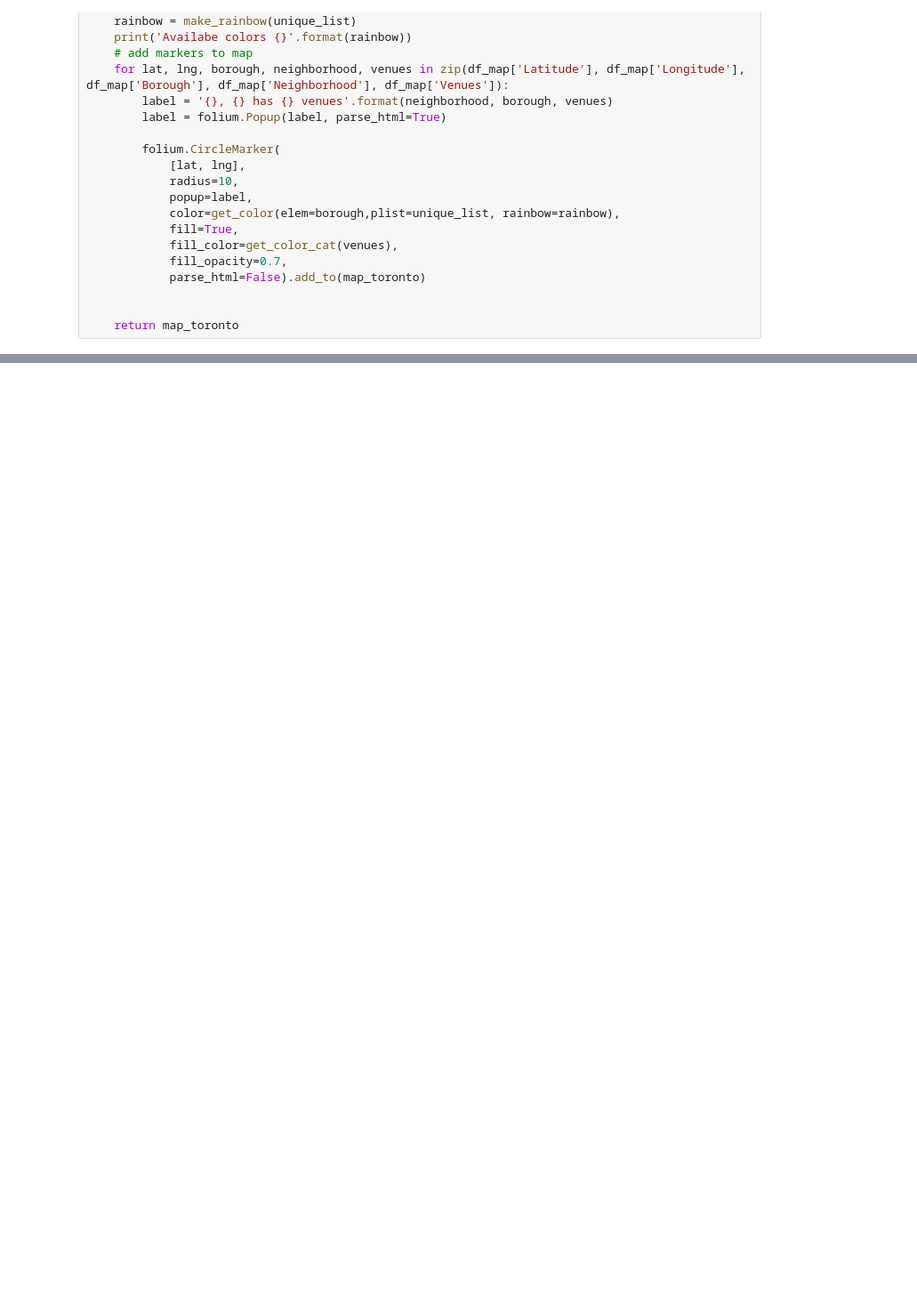
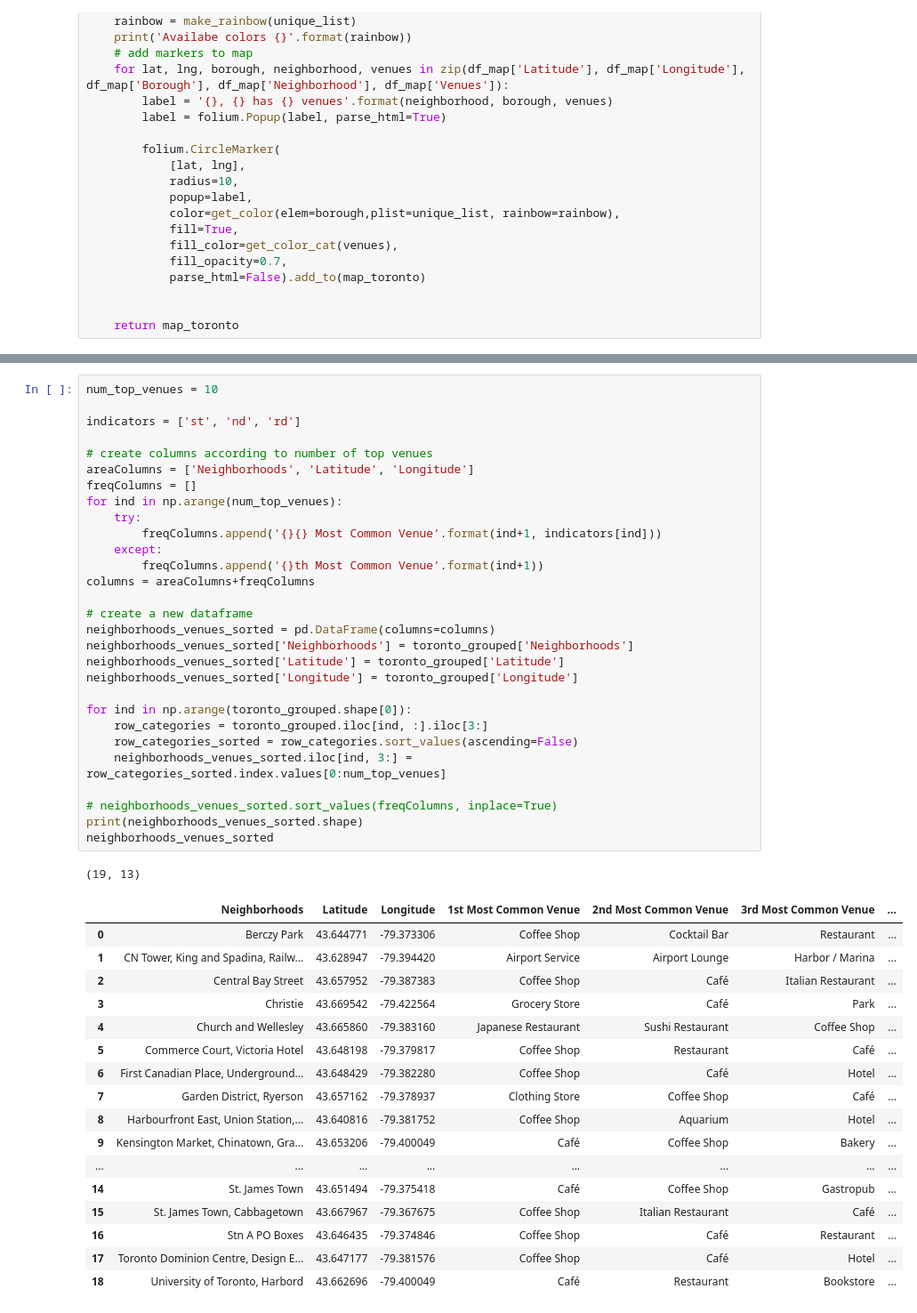
Before and after one commit to GuyVanTricht/Coursera_Capstone, a Jupyter notebook: Neighborhoods of Toronto.ipynb, the cells around one changed output, grey strips where cells are left out. Shown at 89% size. Saved outputs shown, nothing was run; the diff lists cells and outputs as text; blank space fills up the shorter version.

```diff
--- a/Neighborhoods of Toronto.ipynb
+++ b/Neighborhoods of Toronto.ipynb
@@ -366,0 +391,48 @@ df =
+# %%
+num_top_venues = 10
+
+indicators = ['st', 'nd', 'rd']
+
+# create columns according to number of top venues
+areaColumns = ['Neighborhoods', 'Latitude', 'Longitude']
+freqColumns = []
+for ind in np.arange(num_top_venues):
+    try:
+        freqColumns.append('{}{} Most Common Venue'.format(ind+1, indicators[ind]))
+    except:
+        freqColumns.append('{}th Most Common Venue'.format(ind+1))
+columns = areaColumns+freqColumns
+
+# create a new dataframe
+neighborhoods_venues_sorted = pd.DataFrame(columns=columns)
+neighborhoods_venues_sorted['Neighborhoods'] = toronto_grouped['Neighborhoods']
+neighborhoods_venues_sorted['Latitude'] = toronto_grouped['Latitude']
+neighborhoods_venues_sorted['Longitude'] = toronto_grouped['Longitude']
+
+for ind in np.arange(toronto_grouped.shape[0]):
+    row_categories = toronto_grouped.iloc[ind, :].iloc[3:]
+    row_categories_sorted = row_categories.sort_values(ascending=False)
+    neighborhoods_venues_sorted.iloc[ind, 3:] = row_categories_sorted.index.values[0:num_top_venues]
+
+# neighborhoods_venues_sorted.sort_values(freqColumns, inplace=True)
+print(neighborhoods_venues_sorted.shape)
+neighborhoods_venues_sorted
+# %% [output]
+(19, 13)
+|  | Neighborhoods | Latitude | Longitude | 1st Most Common Venue | 2nd Most Common Venue | 3rd Most Common Venue | ... |
+| 0 | Berczy Park | 43.644771 | -79.373306 | Coffee Shop | Cocktail Bar | Restaurant | ... |
+| 1 | CN Tower, King and Spadina, Railw... | 43.628947 | -79.394420 | Airport Service | Airport Lounge | Harbor / Marina | ... |
+| 2 | Central Bay Street | 43.657952 | -79.387383 | Coffee Shop | Café | Italian Restaurant | ... |
+| 3 | Christie | 43.669542 | -79.422564 | Grocery Store | Café | Park | ... |
+| 4 | Church and Wellesley | 43.665860 | -79.383160 | Japanese Restaurant | Sushi Restaurant | Coffee Shop | ... |
+| 5 | Commerce Court, Victoria Hotel | 43.648198 | -79.379817 | Coffee Shop | Restaurant | Café | ... |
+| 6 | First Canadian Place, Underground... | 43.648429 | -79.382280 | Coffee Shop | Café | Hotel | ... |
+| 7 | Garden District, Ryerson | 43.657162 | -79.378937 | Clothing Store | Coffee Shop | Café | ... |
+| 8 | Harbourfront East, Union Station,... | 43.640816 | -79.381752 | Coffee Shop | Aquarium | Hotel | ... |
+| 9 | Kensington Market, Chinatown, Gra... | 43.653206 | -79.400049 | Café | Coffee Shop | Bakery | ... |
+| ... | ... | ... | ... | ... | ... | ... | ... |
+| 14 | St. James Town | 43.651494 | -79.375418 | Café | Coffee Shop | Gastropub | ... |
+| 15 | St. James Town, Cabbagetown | 43.667967 | -79.367675 | Coffee Shop | Italian Restaurant | Café | ... |
+| 16 | Stn A PO Boxes | 43.646435 | -79.374846 | Coffee Shop | Café | Restaurant | ... |
+| 17 | Toronto Dominion Centre, Design E... | 43.647177 | -79.381576 | Coffee Shop | Café | Hotel | ... |
+| 18 | University of Toronto, Harbord | 43.662696 | -79.400049 | Café | Restaurant | Bookstore | ... |
```
Also changed, not shown: parts of 14 cells of this notebook.
